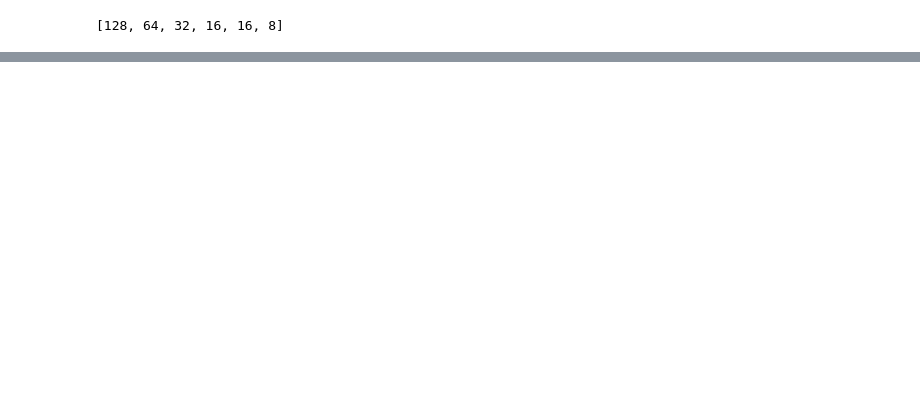
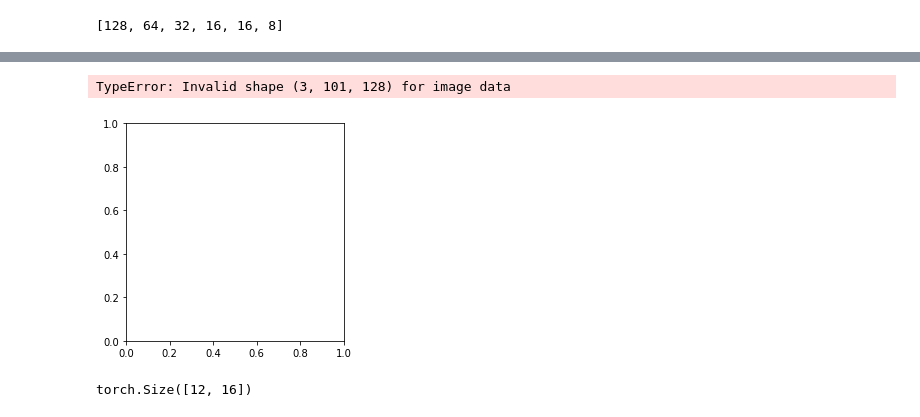
Before and after one commit to heysoos/neuralart, a Jupyter notebook: notebooks/train_cppn_vgg.ipynb, the cells around one changed output, grey strips where cells are left out. Drawn from its saved outputs; the diff is of its cells as text; code cells hidden in the pictures; blank space fills up the shorter version.

```diff
--- a/notebooks/train_cppn_vgg.ipynb
+++ b/notebooks/train_cppn_vgg.ipynb
@@ -267,3 +268,8 @@ sampler.imshow(x)
 time_str = datetime.now().strftime("%y-%m-%d-%H-%M-%S.%f")
 figname = 'cppn/hi_res/' + time_str + '.png'
 imageio.imwrite(figname, (x * 255).astype(np.uint8), format='png')
+# %%
+ plt.imshow(TARGET.view(-1, YRES, XRES, 3).cpu().numpy()[0])
+# %% [output]
+TypeError: Invalid shape (3, 101, 128) for image data
+[figure, added]
@@ -269,0 +278,4 @@ imageio.imwrite(figname, (x * 255).astype(np.uint8), format='png')
+# %%
+out[0, i].shape
+# %% [output]
+torch.Size([12, 16])
```
Also changed, not shown: parts of 11 cells of this notebook, 4 other files.
